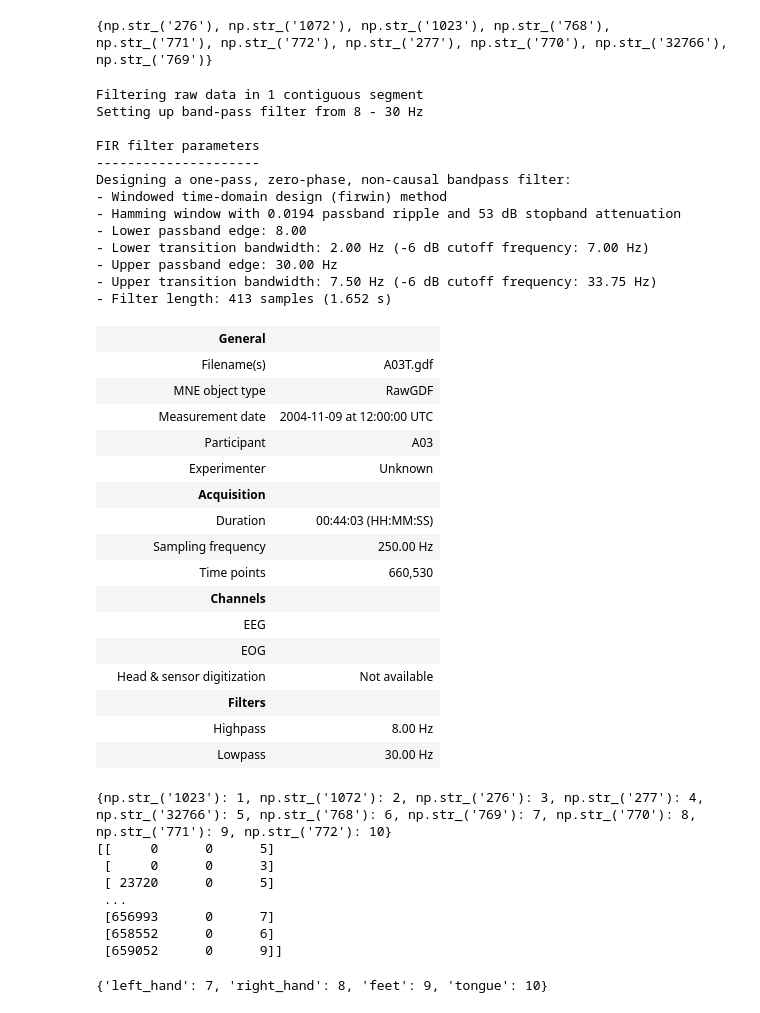
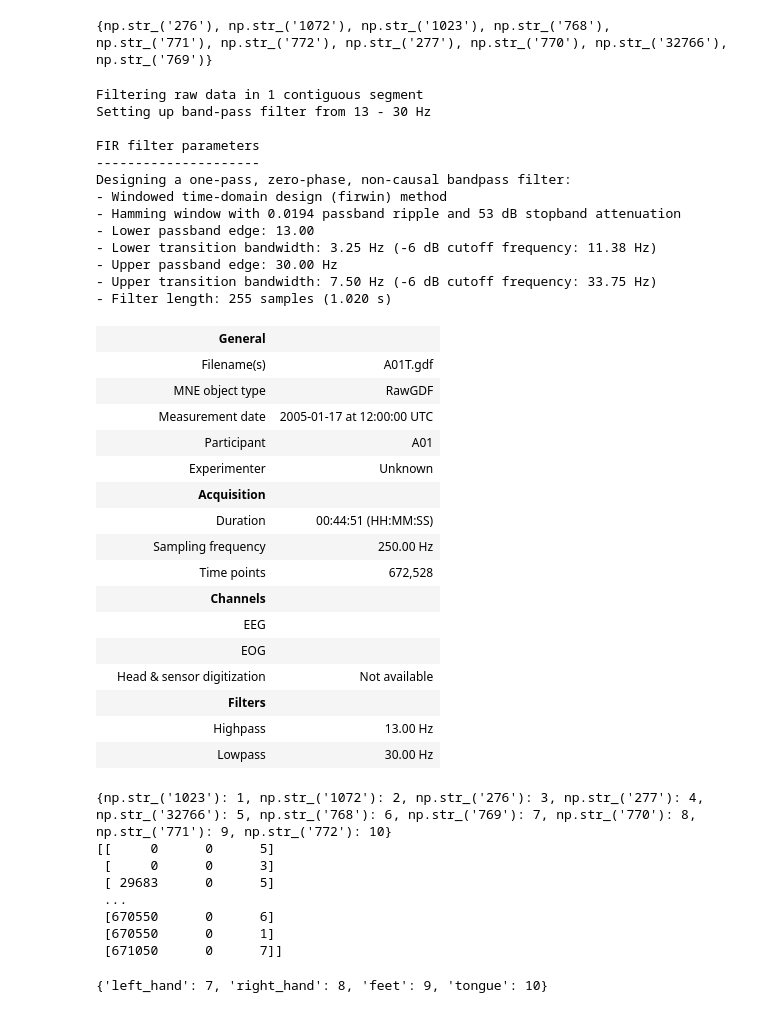
Before and after one commit to AkilanSS/motor-imagery-bci2000, a Jupyter notebook: notebook/eda.ipynb, the cells around one changed output. Drawn from its saved outputs; the diff is of its cells as text; code cells hidden in the pictures.

```diff
--- a/notebook/eda.ipynb
+++ b/notebook/eda.ipynb
@@ -7,7 +7,7 @@ import seaborn as sns
 # %% [markdown]
 ### Importing the trial dataset for the first subject
 # %%
-subject_1_train_raw = mne.io.read_raw_gdf("../dataset/BCICIV_2a_gdf/A03T.gdf", verbose=False, preload=True)
+subject_1_train_raw = mne.io.read_raw_gdf("../dataset/BCICIV_2a_gdf/A01T.gdf", verbose=False, preload=True)
 # %%
 subject_1_train_raw.annotations.description
 # %% [output]
@@ -100,37 +100,37 @@ subject_1_train_raw.annotations.description = np.array(
     [marker_label.get(d, d) for d in subject_1_train_raw.annotations.description]
 )
 # %%
-subject_1_train_raw.filter(l_freq=8, h_freq=30)
+subject_1_train_raw.filter(l_freq=13, h_freq=30)
 # %% [output]
 Filtering raw data in 1 contiguous segment
-Setting up band-pass filter from 8 - 30 Hz
+Setting up band-pass filter from 13 - 30 Hz
 
 FIR filter parameters
 ---------------------
 Designing a one-pass, zero-phase, non-causal bandpass filter:
 - Windowed time-domain design (firwin) method
 - Hamming window with 0.0194 passband ripple and 53 dB stopband attenuation
-- Lower passband edge: 8.00
-- Lower transition bandwidth: 2.00 Hz (-6 dB cutoff frequency: 7.00 Hz)
+- Lower passband edge: 13.00
+- Lower transition bandwidth: 3.25 Hz (-6 dB cutoff frequency: 11.38 Hz)
 - Upper passband edge: 30.00 Hz
 - Upper transition bandwidth: 7.50 Hz (-6 dB cutoff frequency: 33.75 Hz)
-- Filter length: 413 samples (1.652 s)
+- Filter length: 255 samples (1.020 s)
 |  | General |  |
-|  | Filename(s) | A03T.gdf |
+|  | Filename(s) | A01T.gdf |
 |  | MNE object type | RawGDF |
-|  | Measurement date | 2004-11-09 at 12:00:00 UTC |
-|  | Participant | A03 |
+|  | Measurement date | 2005-01-17 at 12:00:00 UTC |
+|  | Participant | A01 |
 |  | Experimenter | Unknown |
 |  | Acquisition |  |
-|  | Duration | 00:44:03 (HH:MM:SS) |
+|  | Duration | 00:44:51 (HH:MM:SS) |
 |  | Sampling frequency | 250.00 Hz |
-|  | Time points | 660,530 |
+|  | Time points | 672,528 |
 |  | Channels |  |
 |  | EEG |  |
 |  | EOG |  |
 |  | Head & sensor digitization | Not available |
 |  | Filters |  |
-|  | Highpass | 8.00 Hz |
+|  | Highpass | 13.00 Hz |
 |  | Lowpass | 30.00 Hz |
 # %%
 events, event_id = mne.events_from_annotations(subject_1_train_raw, verbose=False)
@@ -140,11 +140,11 @@ print(events)
 {np.str_('1023'): 1, np.str_('1072'): 2, np.str_('276'): 3, np.str_('277'): 4, np.str_('32766'): 5, np.str_('768'): 6, np.str_('769'): 7, np.str_('770'): 8, np.str_('771'): 9, np.str_('772'): 10}
 [[     0      0      5]
  [     0      0      3]
- [ 23720      0      5]
+ [ 29683      0      5]
  ...
- [656993      0      7]
- [658552      0      6]
- [659052      0      9]]
+ [670550      0      6]
+ [670550      0      1]
+ [671050      0      7]]
 # %%
 mi_event_id = {marker_label[v]: v for k, v in event_id.items() if marker_label[v] in ['left_hand', 'right_hand', 'feet', 'tongue']}
 print(mi_event_id)
```
Also changed, not shown: parts of 7 cells of this notebook.
